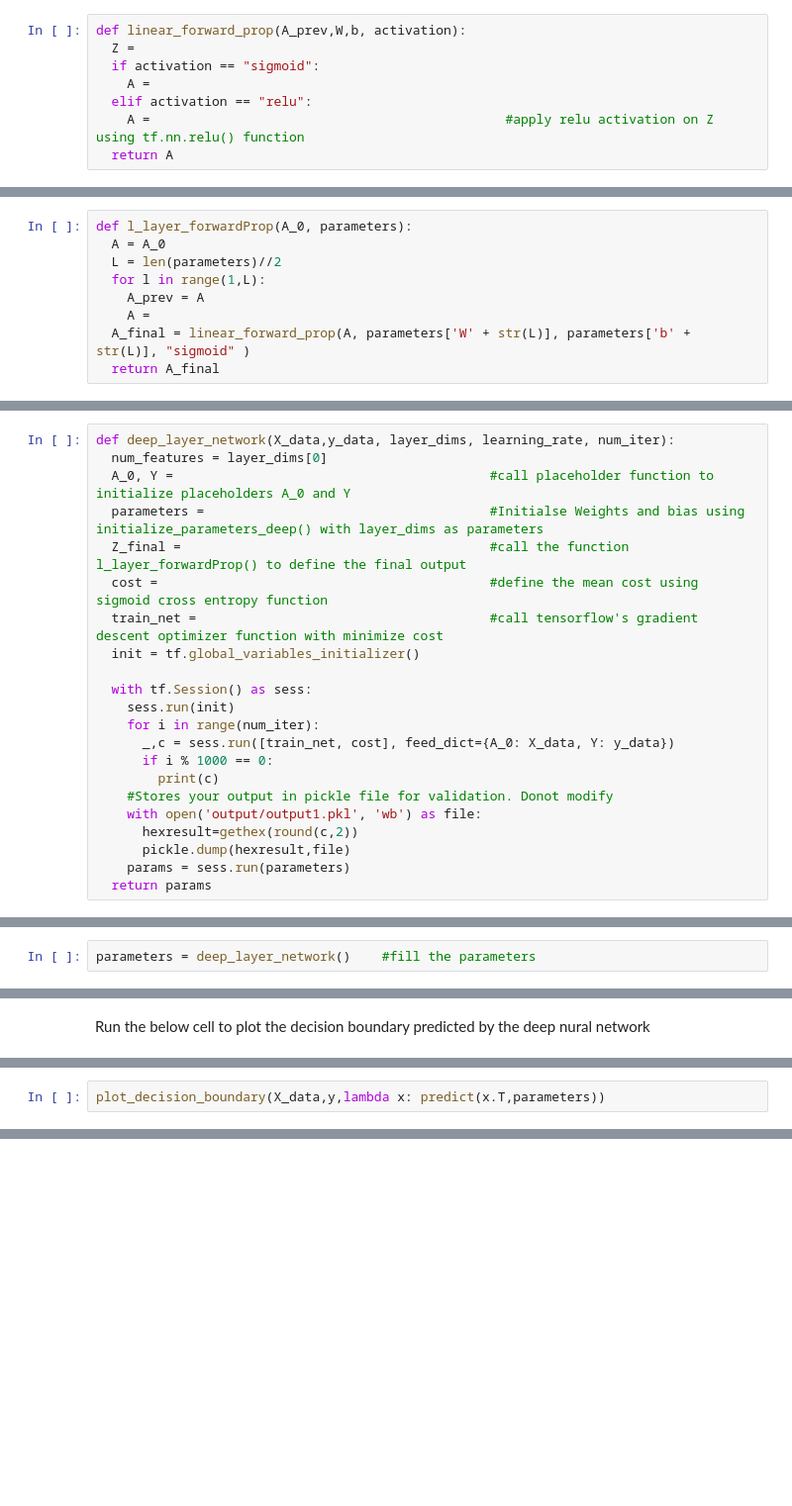
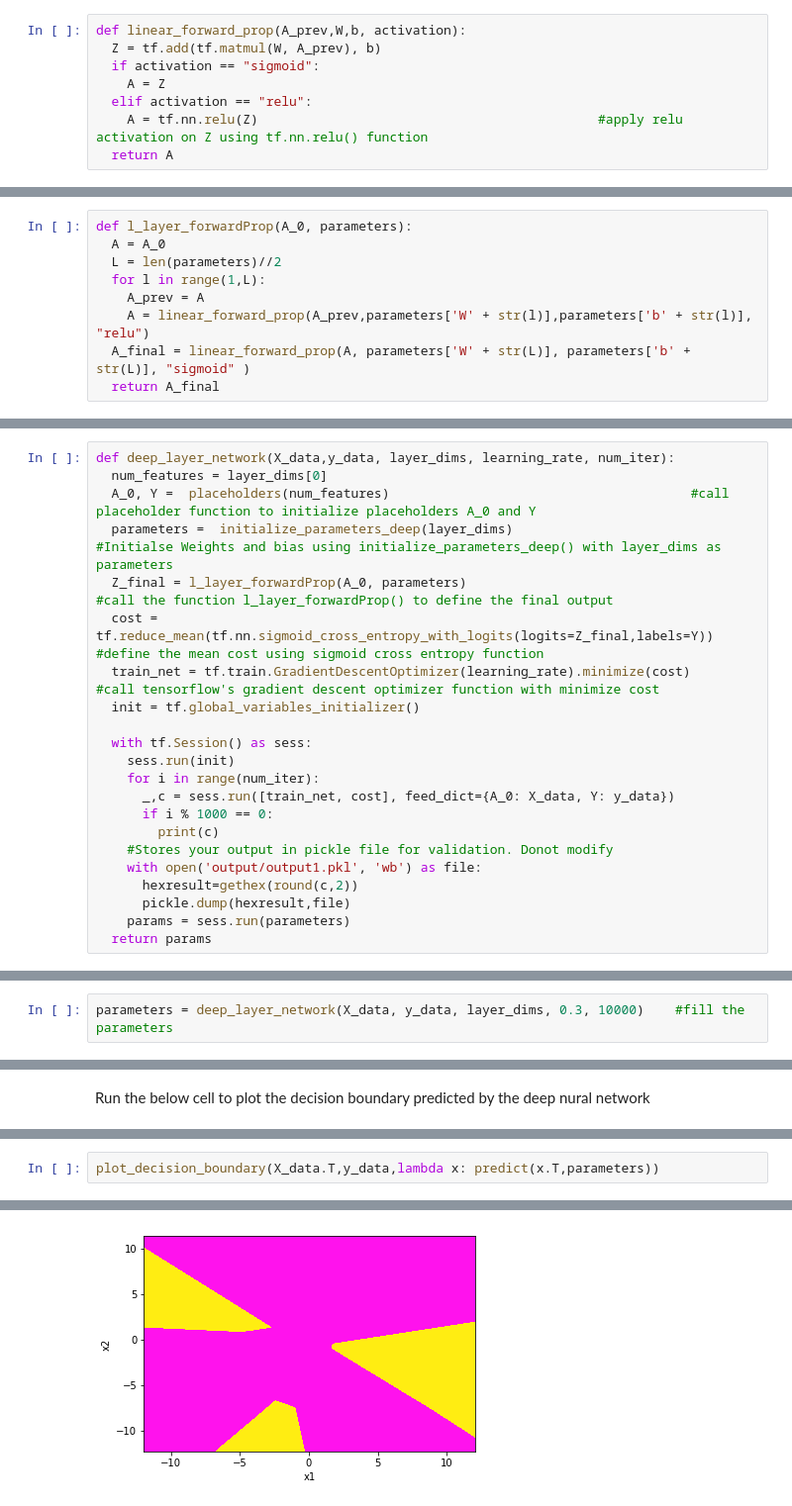
Before and after one commit to anubhav8804602148/DNN_demo_prog, a Jupyter notebook: final_DNN_hands_on.ipynb, the cells around one changed output, grey strips where cells are left out. Shown at 99% size. Saved outputs shown, nothing was run; the diff lists cells and outputs as text; blank space fills up the shorter version.

```diff
--- a/final_DNN_hands_on.ipynb
+++ b/final_DNN_hands_on.ipynb
@@ -133,11 +142,11 @@ Define functon named linear_forward_prop() to define forward propagation for a g
 - Use relu activation for hidden layers and for final output layer return the output unactivated i.e if activation is sigmoid
 # %%
 def linear_forward_prop(A_prev,W,b, activation):
-  Z =
+  Z = tf.add(tf.matmul(W, A_prev), b)
   if activation == "sigmoid":
-    A =
+    A = Z
   elif activation == "relu":
-    A =                                              #apply relu activation on Z using tf.nn.relu() function
+    A = tf.nn.relu(Z)                                            #apply relu activation on Z using tf.nn.relu() function
   return A
 # %% [markdown]
 Define forward propagation for entire network as l_layer_forward()
@@ -149,7 +158,7 @@ def l_layer_forwardProp(A_0, parameters):
   L = len(parameters)//2
   for l in range(1,L):
     A_prev = A
-    A =
+    A = linear_forward_prop(A_prev,parameters['W' + str(l)],parameters['b' + str(l)], "relu")
   A_final = linear_forward_prop(A, parameters['W' + str(L)], parameters['b' + str(L)], "sigmoid" )
   return A_final
 # %% [markdown]
@@ -159,11 +168,11 @@ def l_layer_forwardProp(A_0, parameters):
 # %%
 def deep_layer_network(X_data,y_data, layer_dims, learning_rate, num_iter):
   num_features = layer_dims[0]
-  A_0, Y =                                         #call placeholder function to initialize placeholders A_0 and Y
-  parameters =                                     #Initialse Weights and bias using initialize_parameters_deep() with layer_dims as parameters
-  Z_final =                                        #call the function l_layer_forwardProp() to define the final output
-  cost =                                           #define the mean cost using sigmoid cross entropy function
-  train_net =                                      #call tensorflow's gradient descent optimizer function with minimize cost
+  A_0, Y =  placeholders(num_features)                                       #call placeholder function to initialize placeholders A_0 and Y
+  parameters =  initialize_parameters_deep(layer_dims)                                   #Initialse Weights and bias using initialize_parameters_deep() with layer_dims as parameters
+  Z_final = l_layer_forwardProp(A_0, parameters)                                       #call the function l_layer_forwardProp() to define the final output
+  cost = tf.reduce_mean(tf.nn.sigmoid_cross_entropy_with_logits(logits=Z_final,labels=Y))                                           #define the mean cost using sigmoid cross entropy function
+  train_net = tf.train.GradientDescentOptimizer(learning_rate).minimize(cost)                                     #call tensorflow's gradient descent optimizer function with minimize cost
   init = tf.global_variables_initializer()
 
   with tf.Session() as sess:
@@ -182,4 +191,4 @@ def deep_layer_network(X_data,y_data, layer_dims, learning_rate, num_iter):
 - Train the deep neural network with learning rate 0.3 and number of iterations to 10000
 - Use X_data and Y_data to train the network
 # %%
-parameters = deep_layer_network()    #fill the parameters
+parameters = deep_layer_network(X_data, y_data, layer_dims, 0.3, 10000)    #fill the parameters
@@ -196,2 +220,3 @@ Run the below cell to plot the decision boundary predicted by the deep nural net
 # %%
-plot_decision_boundary(X_data,y,lambda x: predict(x.T,parameters))
+plot_decision_boundary(X_data.T,y_data,lambda x: predict(x.T,parameters))
+# %% [output]
@@ -197,0 +224 @@ plot_decision_boundary(X_data,y,lambda x: predict(x.T,parameters))
+[figure, added]
```
Also changed, not shown: parts of 11 cells of this notebook, 1 other file.
